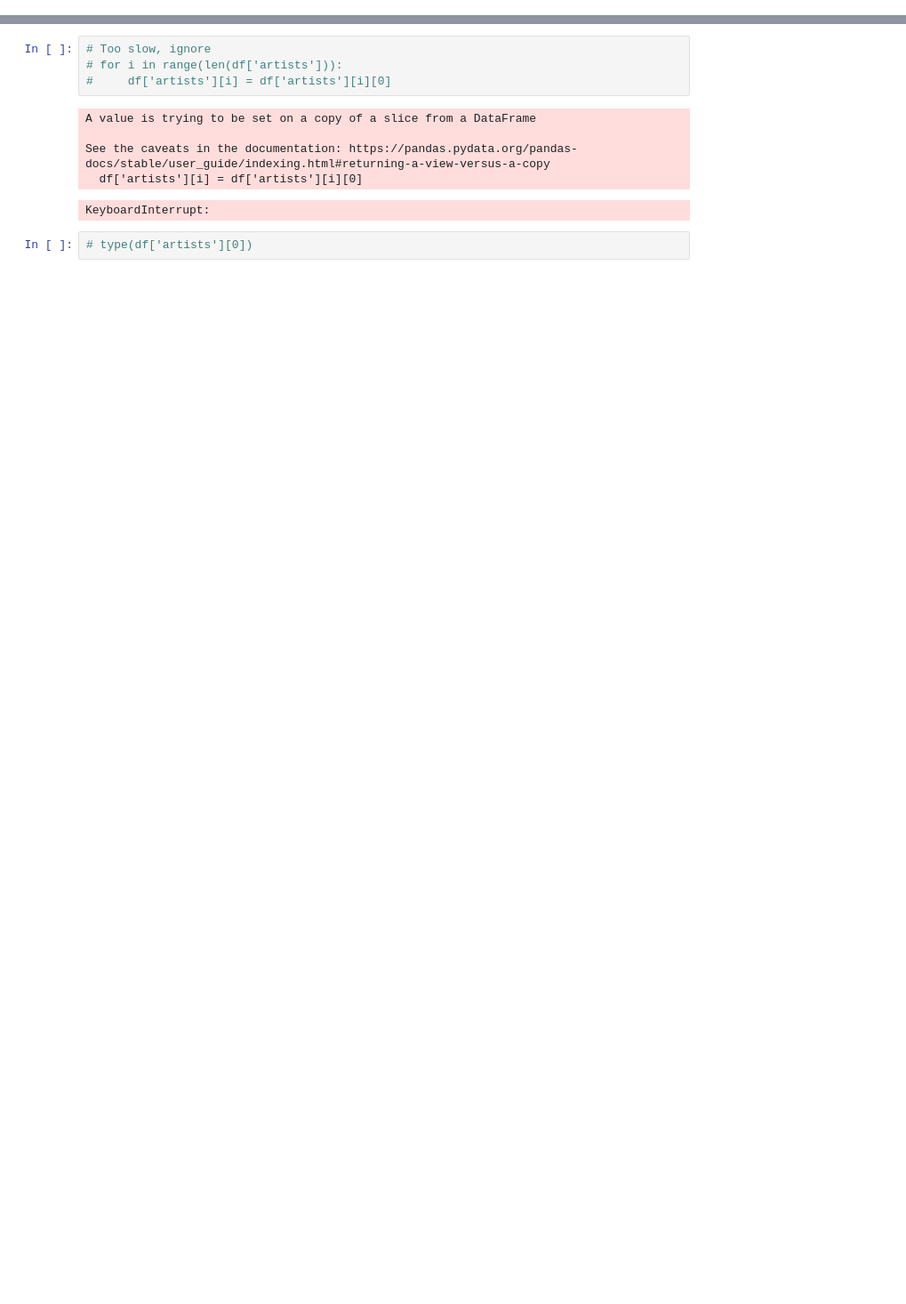
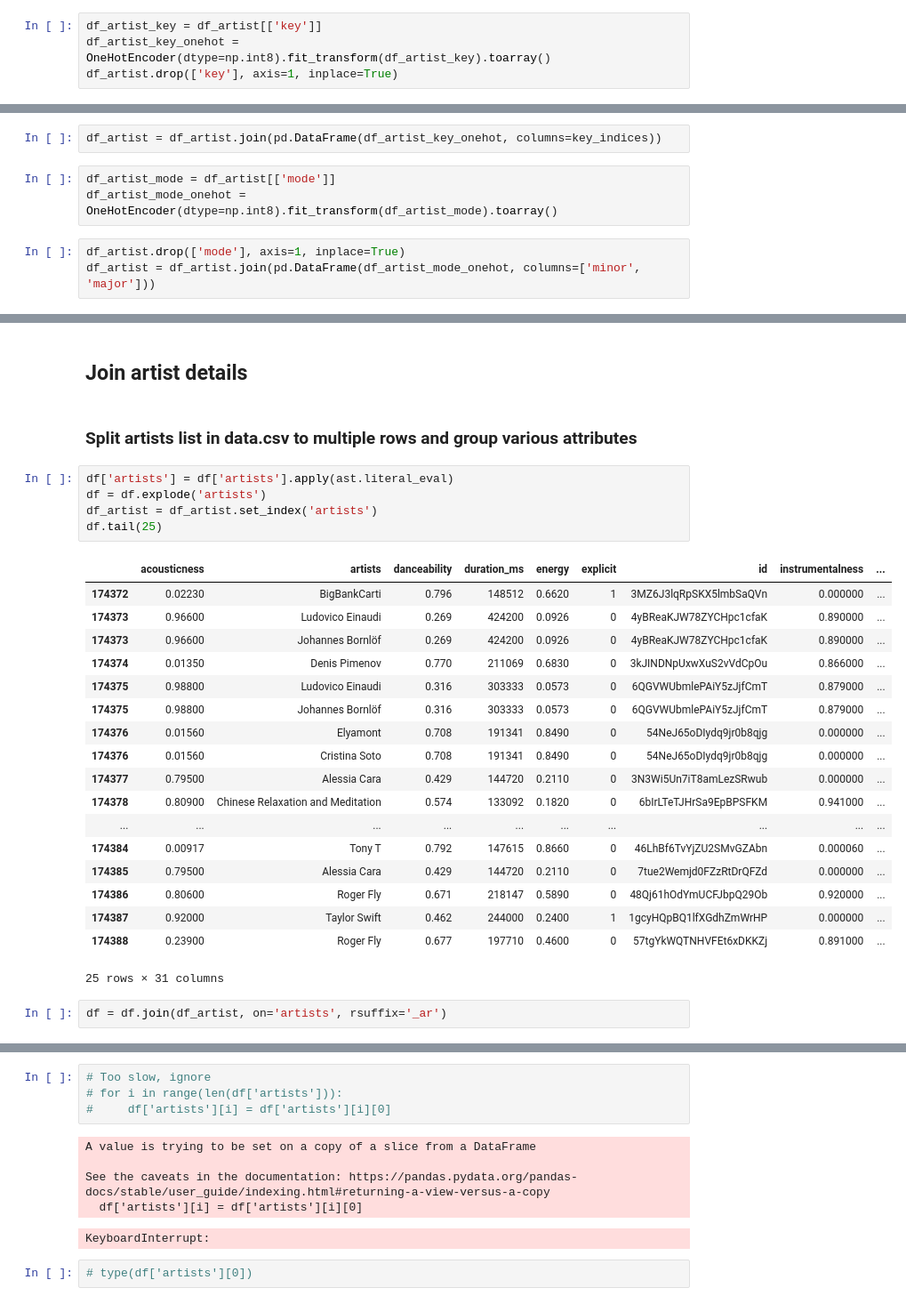
Before and after one commit to yashrajkakkad/song-popularity-prediction, a Jupyter notebook: DatasetCreation.ipynb, the cells around one changed output, grey strips where cells are left out. Shown at 89% size. Cells and saved outputs as stored; diff of their text form; blank space fills up the shorter version.

```diff
--- a/DatasetCreation.ipynb
+++ b/DatasetCreation.ipynb
@@ -21,0 +58,4 @@ df.head()
+# %%
+df_artist_key = df_artist[['key']]
+df_artist_key_onehot = OneHotEncoder(dtype=np.int8).fit_transform(df_artist_key).toarray()
+df_artist.drop(['key'], axis=1, inplace=True)
@@ -21,0 +66,8 @@ df.head()
+# %%
+df_artist = df_artist.join(pd.DataFrame(df_artist_key_onehot, columns=key_indices))
+# %%
+df_artist_mode = df_artist[['mode']]
+df_artist_mode_onehot = OneHotEncoder(dtype=np.int8).fit_transform(df_artist_mode).toarray()
+# %%
+df_artist.drop(['mode'], axis=1, inplace=True)
+df_artist = df_artist.join(pd.DataFrame(df_artist_mode_onehot, columns=['minor', 'major']))
@@ -21,0 +84,30 @@ df.head()
+# %% [markdown]
+## Join artist details
+# %% [markdown]
+### Split artists list in data.csv to multiple rows and group various attributes
+# %%
+df['artists'] = df['artists'].apply(ast.literal_eval)
+df = df.explode('artists')
+df_artist = df_artist.set_index('artists')
+df.tail(25)
+# %% [output]
+|  | acousticness | artists | danceability | duration_ms | energy | explicit | id | instrumentalness | ... |
+| 174372 | 0.02230 | BigBankCarti | 0.796 | 148512 | 0.6620 | 1 | 3MZ6J3lqRpSKX5lmbSaQVn | 0.000000 | ... |
+| 174373 | 0.96600 | Ludovico Einaudi | 0.269 | 424200 | 0.0926 | 0 | 4yBReaKJW78ZYCHpc1cfaK | 0.890000 | ... |
+| 174373 | 0.96600 | Johannes Bornlöf | 0.269 | 424200 | 0.0926 | 0 | 4yBReaKJW78ZYCHpc1cfaK | 0.890000 | ... |
+| 174374 | 0.01350 | Denis Pimenov | 0.770 | 211069 | 0.6830 | 0 | 3kJINDNpUxwXuS2vVdCpOu | 0.866000 | ... |
+| 174375 | 0.98800 | Ludovico Einaudi | 0.316 | 303333 | 0.0573 | 0 | 6QGVWUbmlePAiY5zJjfCmT | 0.879000 | ... |
+| 174375 | 0.98800 | Johannes Bornlöf | 0.316 | 303333 | 0.0573 | 0 | 6QGVWUbmlePAiY5zJjfCmT | 0.879000 | ... |
+| 174376 | 0.01560 | Elyamont | 0.708 | 191341 | 0.8490 | 0 | 54NeJ65oDIydq9jr0b8qjg | 0.000000 | ... |
+| 174376 | 0.01560 | Cristina Soto | 0.708 | 191341 | 0.8490 | 0 | 54NeJ65oDIydq9jr0b8qjg | 0.000000 | ... |
+| 174377 | 0.79500 | Alessia Cara | 0.429 | 144720 | 0.2110 | 0 | 3N3Wi5Un7iT8amLezSRwub | 0.000000 | ... |
+| 174378 | 0.80900 | Chinese Relaxation and Meditation | 0.574 | 133092 | 0.1820 | 0 | 6bIrLTeTJHrSa9EpBPSFKM | 0.941000 | ... |
+| ... | ... | ... | ... | ... | ... | ... | ... | ... | ... |
+| 174384 | 0.00917 | Tony T | 0.792 | 147615 | 0.8660 | 0 | 46LhBf6TvYjZU2SMvGZAbn | 0.000060 | ... |
+| 174385 | 0.79500 | Alessia Cara | 0.429 | 144720 | 0.2110 | 0 | 7tue2Wemjd0FZzRtDrQFZd | 0.000000 | ... |
+| 174386 | 0.80600 | Roger Fly | 0.671 | 218147 | 0.5890 | 0 | 48Qj61hOdYmUCFJbpQ29Ob | 0.920000 | ... |
+| 174387 | 0.92000 | Taylor Swift | 0.462 | 244000 | 0.2400 | 1 | 1gcyHQpBQ1lfXGdhZmWrHP | 0.000000 | ... |
+| 174388 | 0.23900 | Roger Fly | 0.677 | 197710 | 0.4600 | 0 | 57tgYkWQTNHVFEt6xDKKZj | 0.891000 | ... |
+25 rows × 31 columns
+# %%
+df = df.join(df_artist, on='artists', rsuffix='_ar')
```
Also changed, not shown: parts of 62 cells of this notebook, 1 other file.
